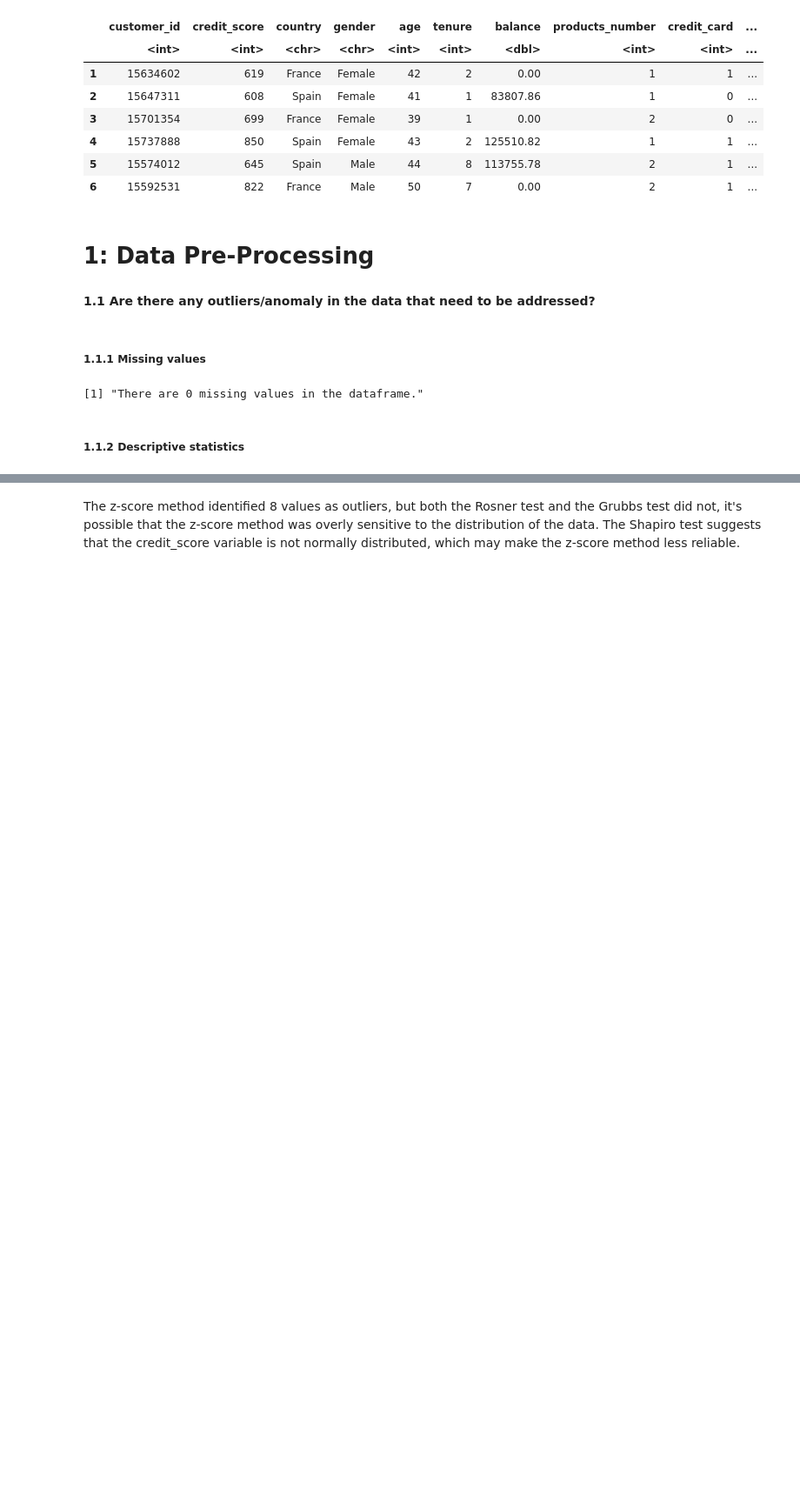
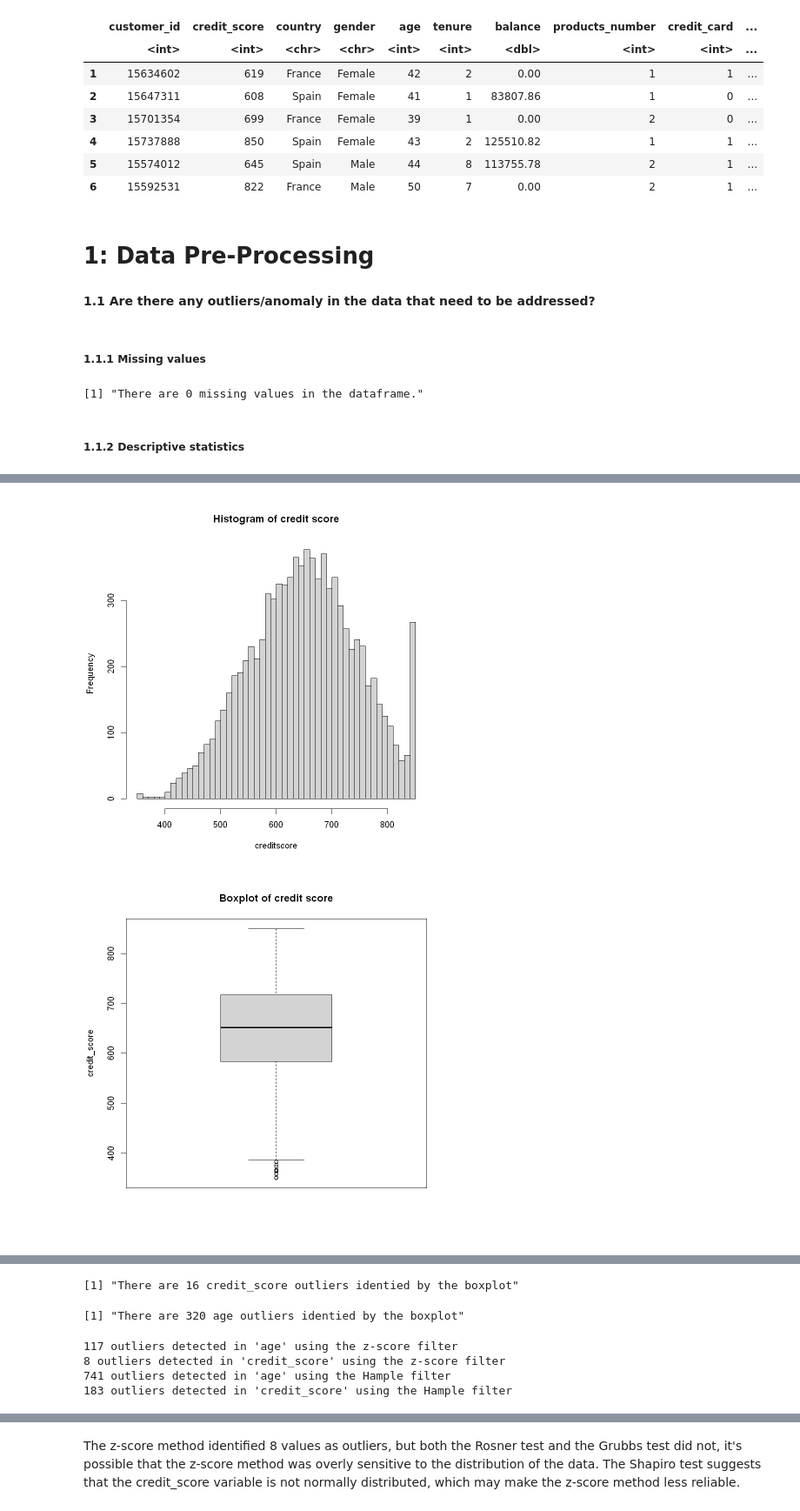
Before and after one commit to PascalEissler/rsm_data_analytics, a Jupyter notebook: Group 7 Project 2.ipynb, the cells around one changed output, grey strips where cells are left out. Shown: that part at 87% size. Drawn from its saved outputs; the diff is of its cells as text; code cells hidden in the pictures; blank space fills up the shorter version.

```diff
--- a/Group 7 Project 2.ipynb
+++ b/Group 7 Project 2.ipynb
@@ -144,4 +87,0 @@ paste0("The p-value of the shapiro test is ",  mean(p_vals), ". This indicates s
-# %%
-#boxplot.stats(df$credit_score)$out
-df$z_creditscore <- scale(df$credit_score)
-hist(df$z_creditscore, main = "Histogram of Z-Score")
@@ -162,0 +106,47 @@ paste0(length(z_outlier), " outliers using the z-score filter")
+# %%
+# we then plot histograms and boxplots to detect potential outlier and for more easy visual access
+# Credit score
+hist(df$credit_score,
+     xlab = "creditscore",
+     main = "Histogram of credit score",
+     breaks = "FD")
+
+boxplot(df$credit_score,
+        ylab = "credit_score",
+        main = "Boxplot of credit score")
+
+
+# Age
+hist(df$age,
+     xlab = "age",
+     main = "Histogram of age",
+     breaks = "FD")
+
+boxplot(df$age,
+        ylab = "age",
+        main = "Boxplot of age")
+
+
+# Balance
+hist(df$balance,
+     xlab = "balance",
+     main = "Histogram of balance",
+     breaks = "FD")
+
+boxplot(df$balance,
+        ylab = "balance",
+        main = "Boxplot of balance")
+
+
+# Estimated salary
+hist(df$estimated_salary,
+     xlab = "estimated_salary",
+     main = "Histogram of estimated_salary",
+     breaks = "FD")
+
+boxplot(df$estimated_salary,
+        ylab = "estimated_salary",
+        main = "Boxplot of estimated_salary")
+# %% [output]
+[figure, added]
+[figure, added]
@@ -162,0 +159,12 @@ paste0(length(z_outlier), " outliers using the z-score filter")
+# %%
+# Count the number of credit_score and age outliers identified by the histograms
+out_credit_score <- boxplot.stats(df$credit_score)$out
+out_hist_credit_score <- which(df$credit_score %in% c(out_credit_score))
+paste0("There are ", length(out_hist_credit_score) , " credit_score outliers identied by the boxplot")
+
+out_age <- boxplot.stats(df$age)$out
+out_hist_age <- which(df$age %in% c(out_age))
+paste0("There are ", length(out_hist_age) , " age outliers identied by the boxplot")
+# %% [output]
+[1] "There are 16 credit_score outliers identied by the boxplot"
+[1] "There are 320 age outliers identied by the boxplot"
@@ -162,0 +191,7 @@ paste0(length(z_outlier), " outliers using the z-score filter")
+# %%
+z_score_and_hample(df)
+# %% [output]
+117 outliers detected in 'age' using the z-score filter
+8 outliers detected in 'credit_score' using the z-score filter
+741 outliers detected in 'age' using the Hample filter
+183 outliers detected in 'credit_score' using the Hample filter
```
Also changed, not shown: parts of 67 cells of this notebook.
